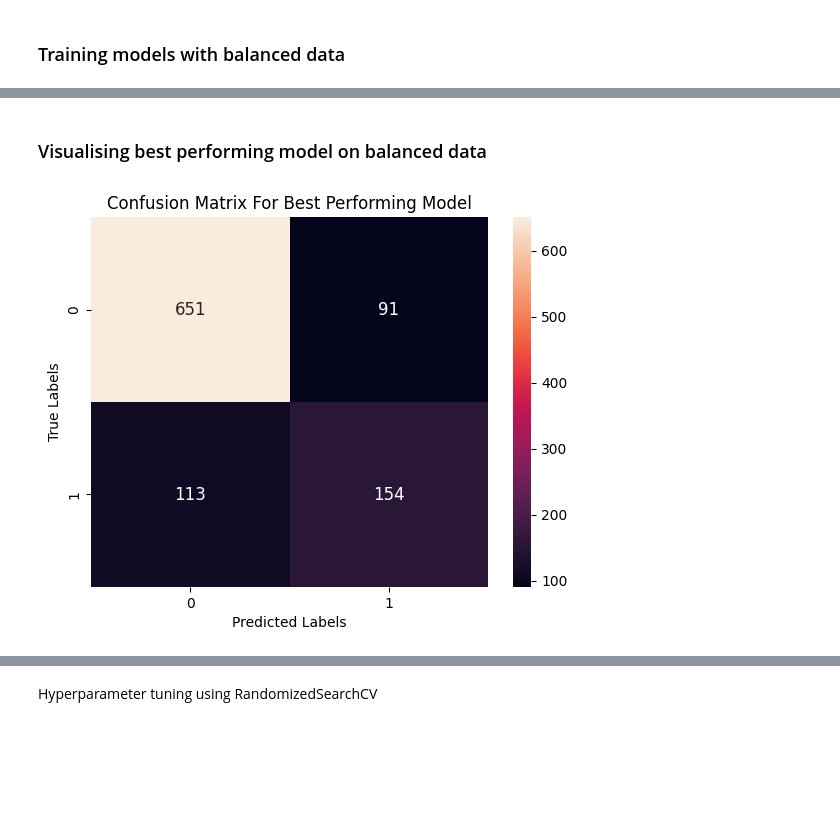
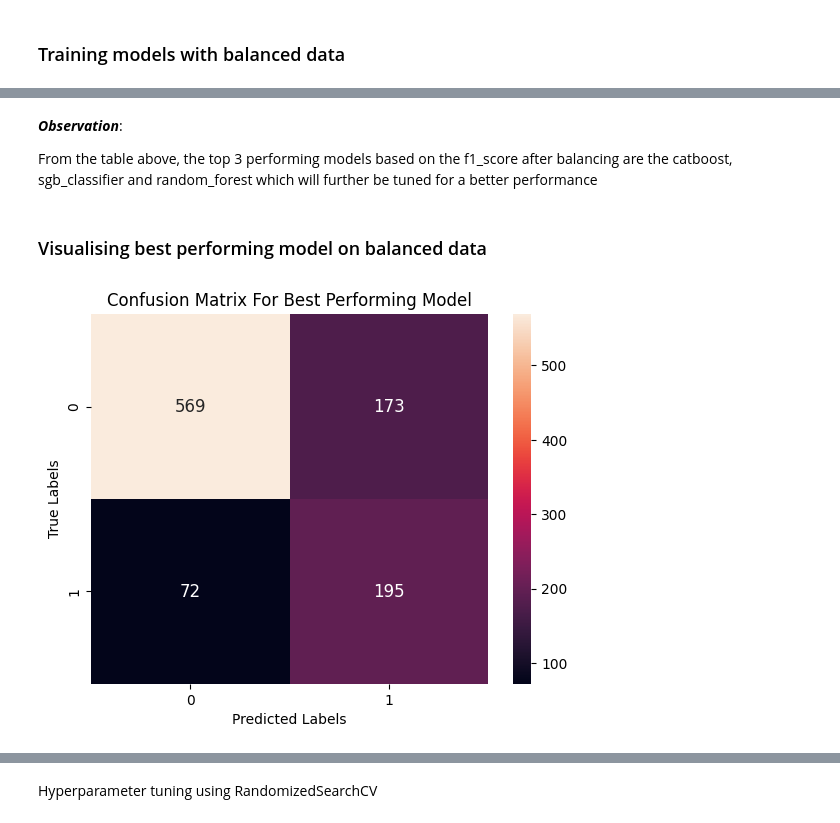
Before and after one commit to FloJoLaryea/Customer_Churn_Analysis, a Jupyter notebook: cstomer_churn_analysis.ipynb, the cells around one changed output, grey strips where cells are left out. Cells and saved outputs as stored; diff of their text form; code cells hidden in the pictures; blank space fills up the shorter version.

Commit message:
add model compartments

```diff
--- a/cstomer_churn_analysis.ipynb
+++ b/cstomer_churn_analysis.ipynb
@@ -1051,3 +1068,0 @@ def modeling_function(models, X_train_preprocessed, y_train_encoded, X_val_prepr
-# %%
-# calling the modeling function
-metrics_table = modeling_function(models, X_train_preprocessed, y_train_encoded, X_val_preprocessed, y_val_encoded)
@@ -1181,0 +1098,40 @@ metrics_table.sort_values(by='accuracy',ascending=False)
+# %%
+# definign a function to train and evaluate models
+all_balanced_pipelines = {}
+
+
+balanced_metrics_table = pd.DataFrame(columns=['model_name', 'accuracy', 'precision', 'recall', 'f1_score', 'conf_matrix'])
+
+ # loop through the models
+for model_name, classifier in models:
+ # build final pipeline with preprocessor estimatorim
+    balanced_pipeline = ImbPipeline(steps=[
+                    ('preprocessor', preprocessor),
+                    ('smote-sampler', SMOTE(random_state=42)),
+                    ('estimator', classifier)
+                ])
+
+     # fit training data to final pipeline
+    balanced_pipeline.fit(X_train, y_train_encoded)
+
+     # add models to all_pipeline dictionary
+    all_balanced_pipelines[model_name] = balanced_pipeline
+
+    # make prediction
+    y_predict = balanced_pipeline.predict(X_val)
+
+    # Generate Classification report for each pipeline or model
+    balanced_metrics = classification_report(y_val_encoded, y_predict, output_dict=True)
+
+    # Compute confusion matrix
+    conf_matrix = confusion_matrix(y_val_encoded, y_predict)
+
+    # Grab all important metrics
+    accuracy = balanced_metrics['accuracy']
+    precision = balanced_metrics['weighted avg']['precision']
+    recall = balanced_metrics['weighted avg']['recall']
+    f1_score = balanced_metrics['weighted avg']['f1-score']
+
+    # add important metrics to metrics_table
+    balanced_metrics_table.loc[len(balanced_metrics_table)] = [model_name, accuracy, precision, recall, f1_score, conf_matrix]
+balanced_metrics_table.sort_values(by='accuracy',ascending=False)
@@ -1182,23 +1163,27 @@ metrics_table.sort_values(by='accuracy',ascending=False)
+# %% [markdown]
+***Observation***:
+
+From the table above, the top 3 performing models based on the f1_score after balancing are the  catboost, sgb_classifier and random_forest which will further be tuned for a better performance
 # %% [markdown]
 ### Visualising best performing model on balanced data
 # %%
 # Get the best performing model
-best_model = metrics_table.sort_values(by="accuracy", ascending=False).iloc[0]
+best_model = balanced_metrics_table.sort_values(by="accuracy", ascending=False).iloc[0]
 
 # Extract confusion matrix from the best model
 conf_matrix = best_model['conf_matrix']
 
 # Plot the confusion matrix using heatmap
 sns.heatmap(conf_matrix, annot=True, fmt='d', annot_kws={"size": 12})
 
 # Add labels and title
 plt.xlabel('Predicted Labels')
 plt.ylabel('True Labels')
 plt.title('Confusion Matrix For Best Performing Model')
 
 # Display the plot
 plt.show()
 # %% [output]
-[figure, old version]
+[figure, new version]
 # %% [markdown]
 Interpretation of Confusion Matrix
```
Also changed, not shown: parts of 39 cells of this notebook, 4 other files.
